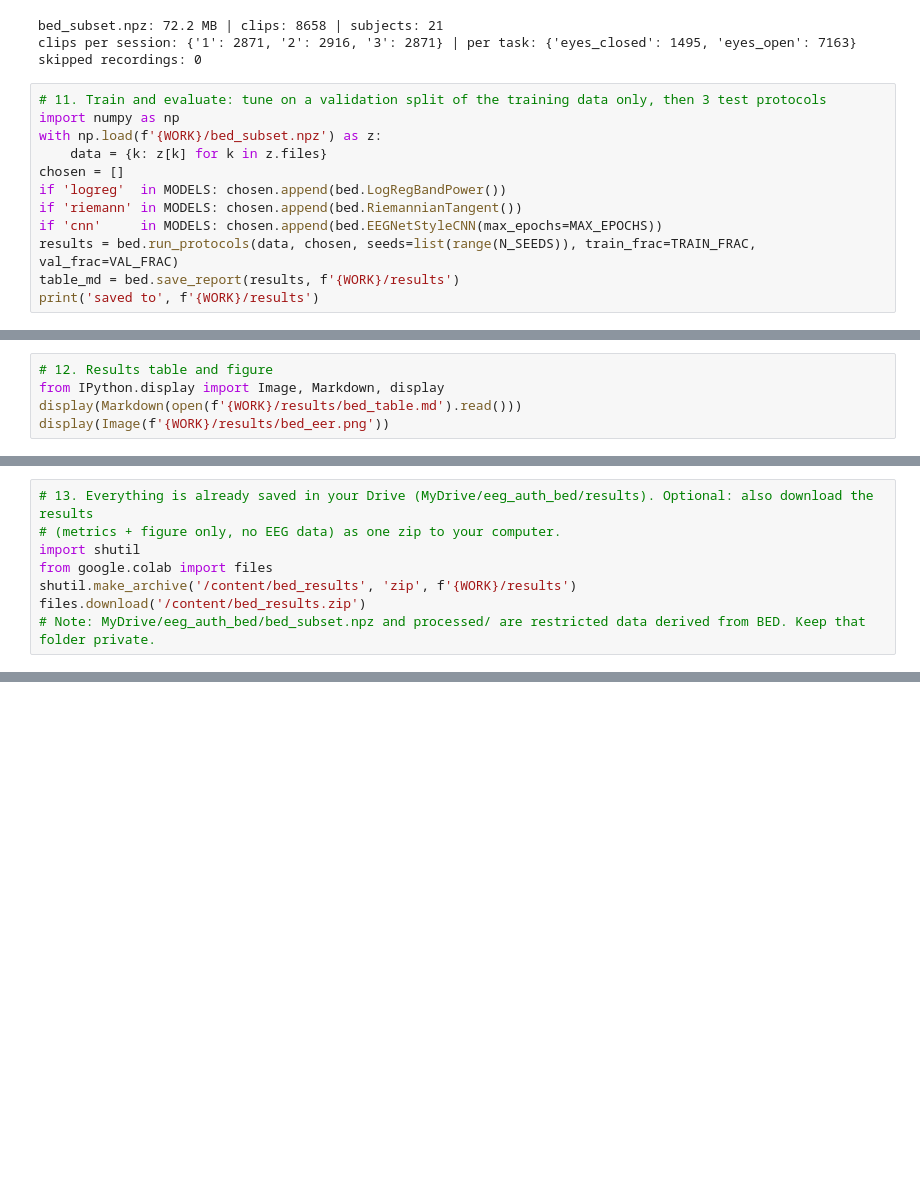
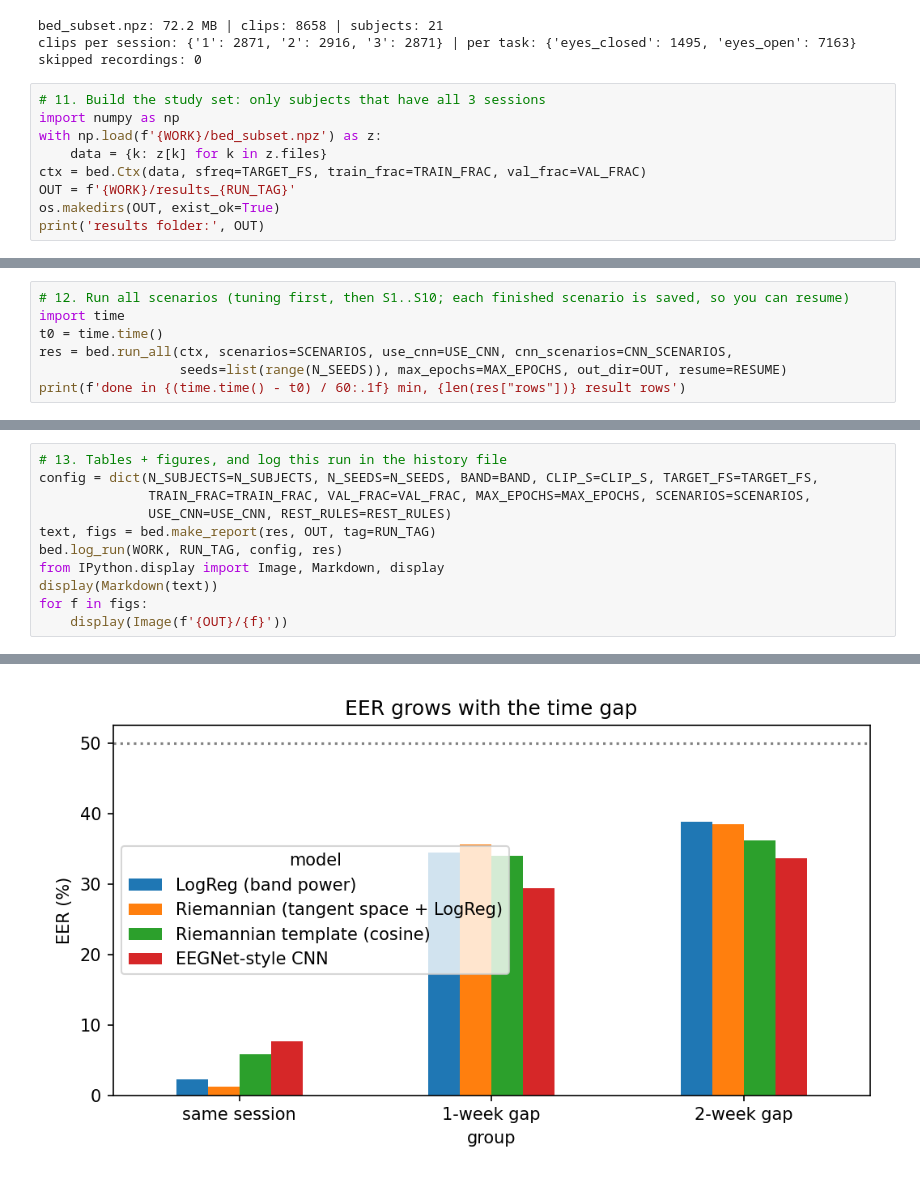
Before and after one commit to rabiaryal/EEG-brain-auth, a Jupyter notebook: colab_bed.ipynb, the cells around one changed output, grey strips where cells are left out. Drawn from its saved outputs; the diff is of its cells as text; blank space fills up the shorter version.

Commit message:
Created using Colab second time with more scenerios

```diff
--- a/colab_bed.ipynb
+++ b/colab_bed.ipynb
@@ -677,15 +1225,12 @@ bed_subset.npz: 72.2 MB | clips: 8658 | subjects: 21
 clips per session: {'1': 2871, '2': 2916, '3': 2871} | per task: {'eyes_closed': 1495, 'eyes_open': 7163}
 skipped recordings: 0
 # %%
-# 11. Train and evaluate: tune on a validation split of the training data only, then 3 test protocols
+# 11. Build the study set: only subjects that have all 3 sessions
 import numpy as np
 with np.load(f'{WORK}/bed_subset.npz') as z:
     data = {k: z[k] for k in z.files}
-chosen = []
-if 'logreg'  in MODELS: chosen.append(bed.LogRegBandPower())
-if 'riemann' in MODELS: chosen.append(bed.RiemannianTangent())
-if 'cnn'     in MODELS: chosen.append(bed.EEGNetStyleCNN(max_epochs=MAX_EPOCHS))
-results = bed.run_protocols(data, chosen, seeds=list(range(N_SEEDS)), train_frac=TRAIN_FRAC, val_frac=VAL_FRAC)
-table_md = bed.save_report(results, f'{WORK}/results')
-print('saved to', f'{WORK}/results')
+ctx = bed.Ctx(data, sfreq=TARGET_FS, train_frac=TRAIN_FRAC, val_frac=VAL_FRAC)
+OUT = f'{WORK}/results_{RUN_TAG}'
+os.makedirs(OUT, exist_ok=True)
+print('results folder:', OUT)
 # %% [output]
@@ -704,6 +1239,8 @@ saved to /content/drive/MyDrive/eeg_auth_bed/results
 # %%
-# 12. Results table and figure
-from IPython.display import Image, Markdown, display
-display(Markdown(open(f'{WORK}/results/bed_table.md').read()))
-display(Image(f'{WORK}/results/bed_eer.png'))
+# 12. Run all scenarios (tuning first, then S1..S10; each finished scenario is saved, so you can resume)
+import time
+t0 = time.time()
+res = bed.run_all(ctx, scenarios=SCENARIOS, use_cnn=USE_CNN, cnn_scenarios=CNN_SCENARIOS,
+                  seeds=list(range(N_SEEDS)), max_epochs=MAX_EPOCHS, out_dir=OUT, resume=RESUME)
+print(f'done in {(time.time() - t0) / 60:.1f} min, {len(res["rows"])} result rows')
 # %% [output]
@@ -729,9 +1268,12 @@ Deterministic models (LogReg, Riemannian) run once; their std is 0 by constructi
 # %%
-# 13. Everything is already saved in your Drive (MyDrive/eeg_auth_bed/results). Optional: also download the results
-# (metrics + figure only, no EEG data) as one zip to your computer.
-import shutil
-from google.colab import files
-shutil.make_archive('/content/bed_results', 'zip', f'{WORK}/results')
-files.download('/content/bed_results.zip')
-# Note: MyDrive/eeg_auth_bed/bed_subset.npz and processed/ are restricted data derived from BED. Keep that folder private.
+# 13. Tables + figures, and log this run in the history file
+config = dict(N_SUBJECTS=N_SUBJECTS, N_SEEDS=N_SEEDS, BAND=BAND, CLIP_S=CLIP_S, TARGET_FS=TARGET_FS,
+              TRAIN_FRAC=TRAIN_FRAC, VAL_FRAC=VAL_FRAC, MAX_EPOCHS=MAX_EPOCHS, SCENARIOS=SCENARIOS,
+              USE_CNN=USE_CNN, REST_RULES=REST_RULES)
+text, figs = bed.make_report(res, OUT, tag=RUN_TAG)
+bed.log_run(WORK, RUN_TAG, config, res)
+from IPython.display import Image, Markdown, display
+display(Markdown(text))
+for f in figs:
+    display(Image(f'{OUT}/{f}'))
 # %% [output]
@@ -739,0 +1340 @@ files.download('/content/bed_results.zip')
+[figure, added]
```
Also changed, not shown: parts of 13 cells of this notebook.
